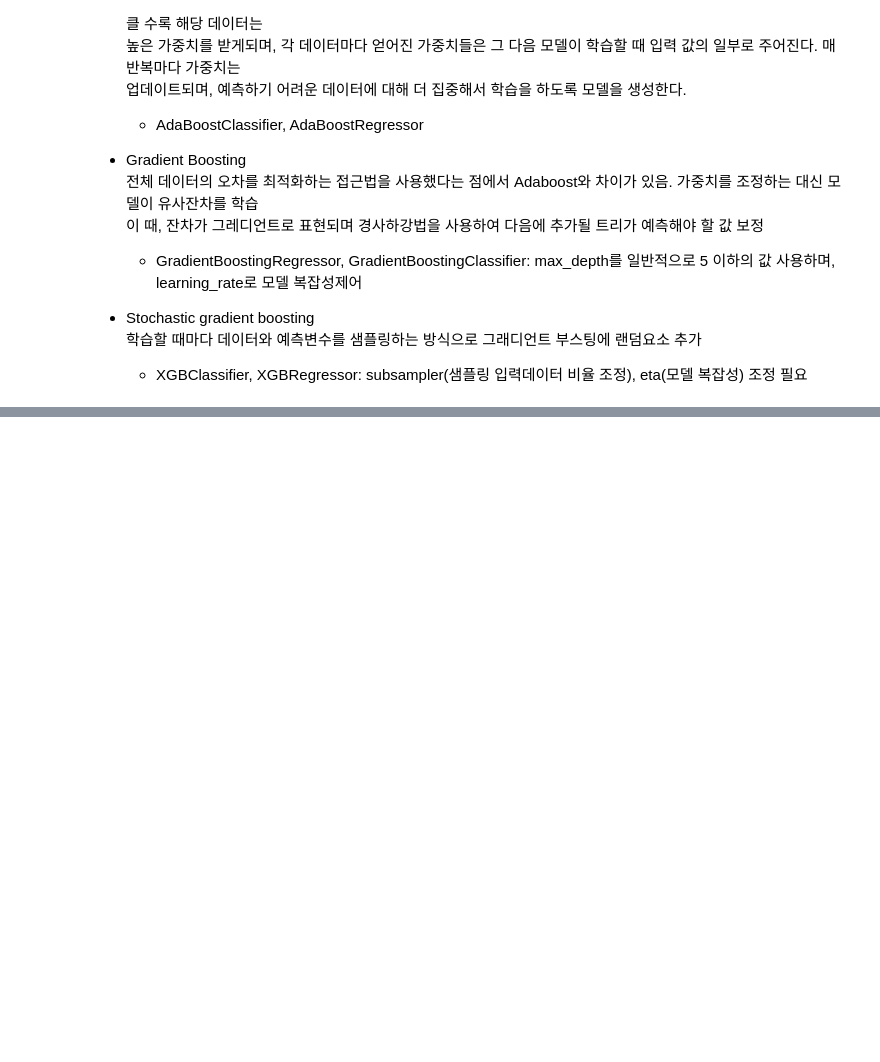
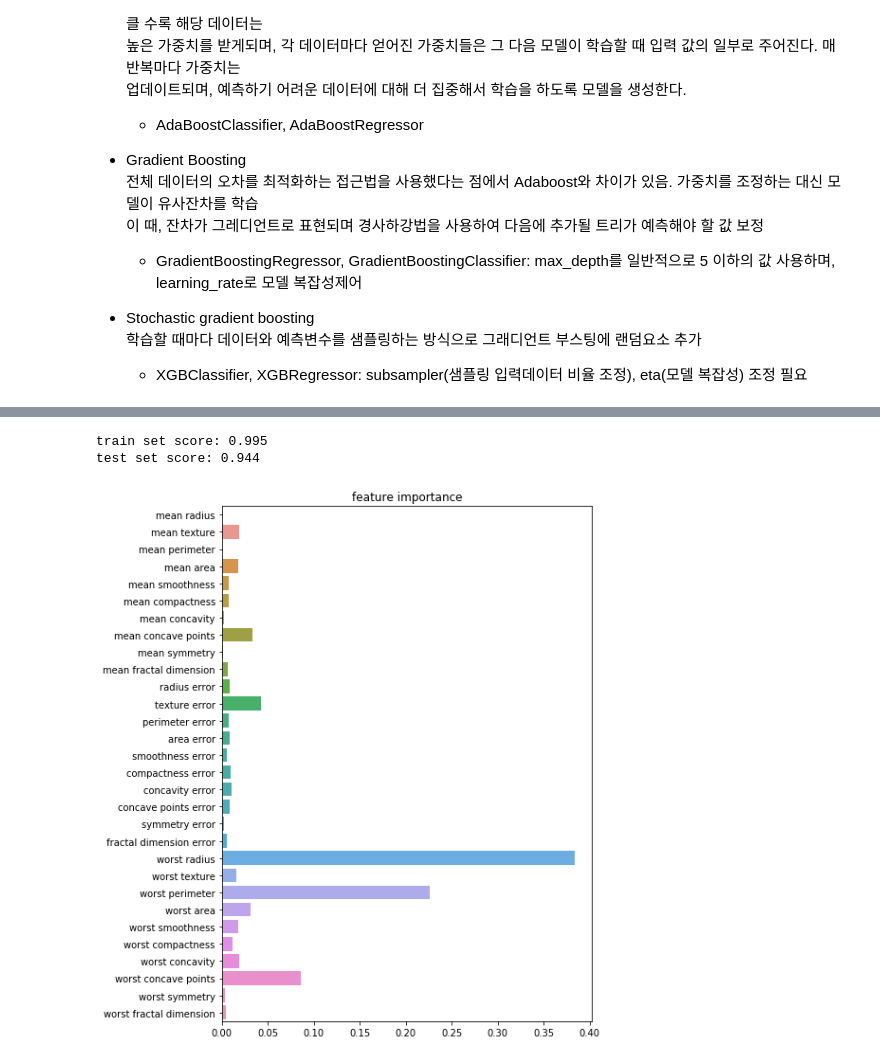
Before and after one commit to qiwerr1004/ADP_go, a Jupyter notebook: final/book/Chap9. 지도학습 알고리즘.ipynb, the cells around one changed output, grey strips where cells are left out. Cells and saved outputs as stored; diff of their text form; code cells hidden in the pictures; blank space fills up the shorter version.

```diff
--- a/final/book/Chap9. 지도학습 알고리즘.ipynb
+++ b/final/book/Chap9. 지도학습 알고리즘.ipynb
@@ -226,0 +305,25 @@ oob score: 0.955
+# %%
+#stochastic gradient boosting-xgboost
+
+from xgboost import plot_importance, XGBClassifier
+
+xgb = XGBClassifier(objective='binary:logistic', n_estimators=50, eval_metric='logloss')
+xgb.fit(train_X, train_Y)
+pred5 = xgb.predict(test_X)
+prob5 = xgb.predict_proba(test_X)[:, 1] # label 1 예측값
+
+#성능
+print(f"train set score: {xgb.score(train_X, train_Y):.3f}")
+print(f"test set score: {xgb.score(test_X, test_Y):.3f}")
+
+#feature importance
+fi = xgb.feature_importances_
+fn = cancer.feature_names
+plt.figure(figsize=(7, 10))
+sns.barplot(fi, fn)
+plt.title('feature importance')
+plt.show()
+# %% [output]
+train set score: 0.995
+test set score: 0.944
+[figure, added]
```
Also changed, not shown: parts of 41 cells of this notebook.
